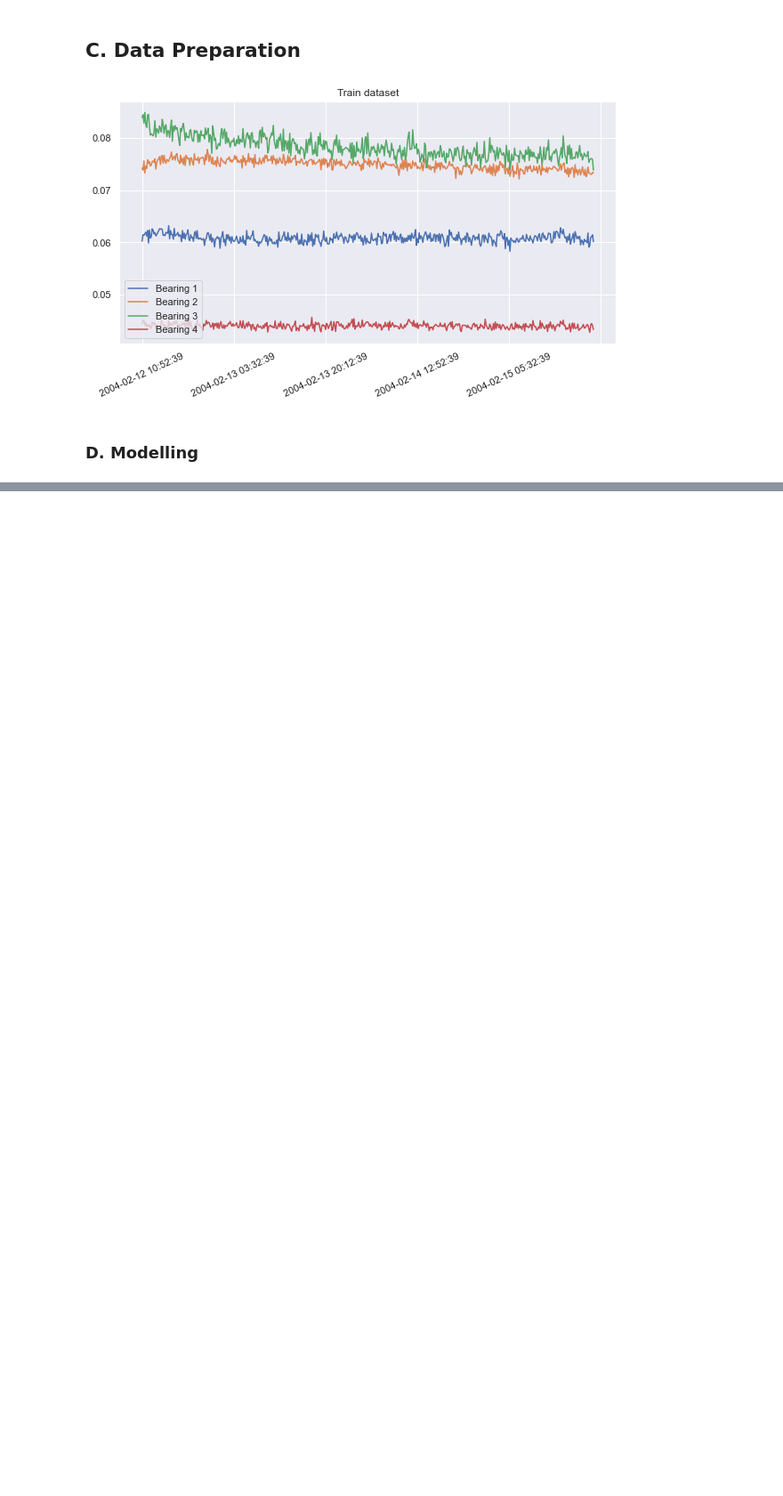
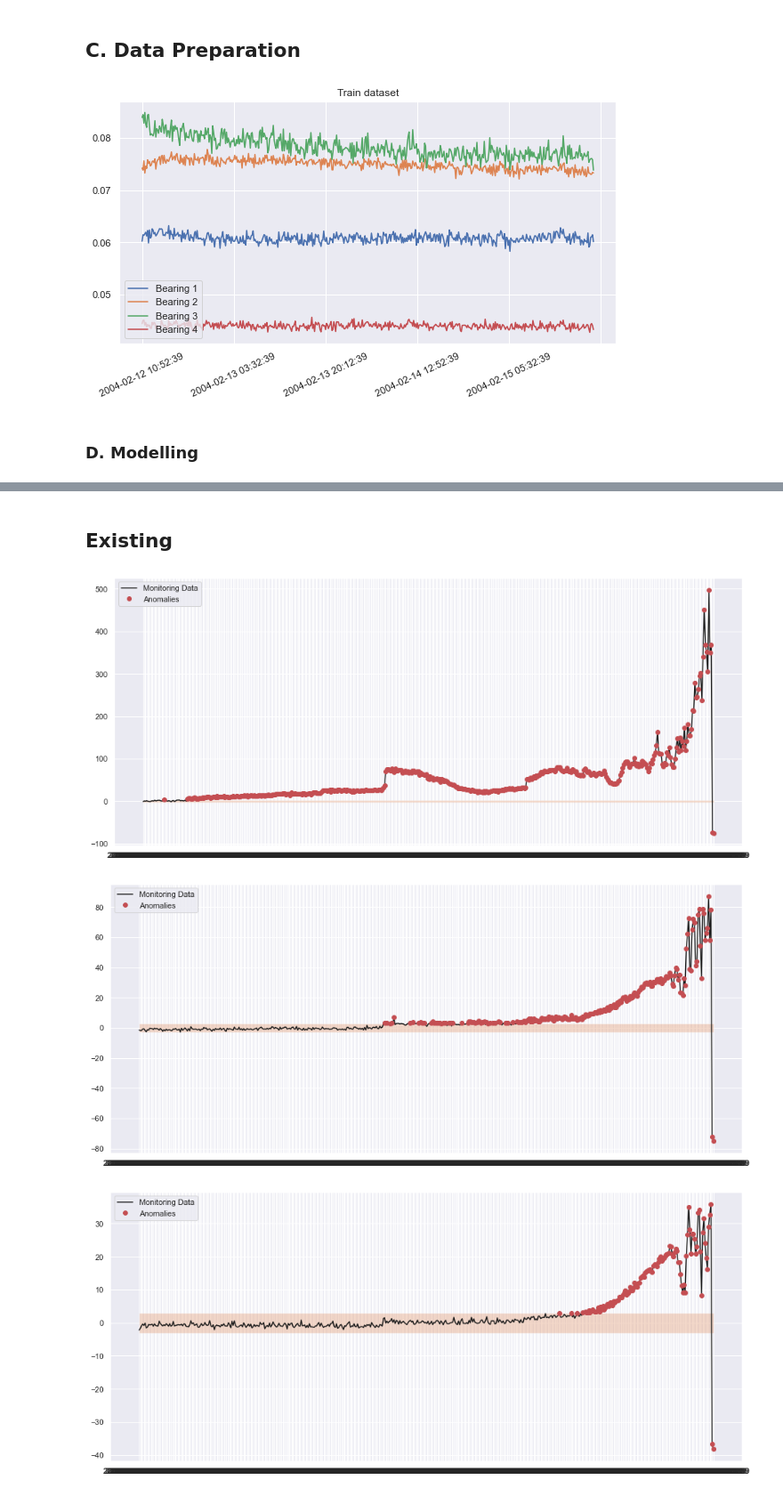
Before and after one commit to drfauziah/Anomaly-Detection-on-Bearings-Failures, a Jupyter notebook: anomaly_prediction.v1.ipynb, the cells around one changed output, grey strips where cells are left out. Shown at 89% size. Drawn from its saved outputs; the diff is of its cells as text; code cells hidden in the pictures; blank space fills up the shorter version.

```diff
--- a/anomaly_prediction.v1.ipynb
+++ b/anomaly_prediction.v1.ipynb
@@ -145,0 +228,30 @@ Epoch 25/25
+# %% [markdown]
+## Existing
+# %%
+for col in df.columns:
+    window_percentage = 20
+    k = int(len(x_test[col]) * (window_percentage/100))
+    N = len(x_test[col])
+
+    get_bands = lambda data : (np.mean(x_train[col]) + 3*np.std(x_train[col]),
+                               np.mean(x_train[col]) - 3*np.std(x_train[col]))
+
+    bands = [get_bands(column[range(0 if i - k < 0 else i-k ,
+                                    i + k if i + k < N else N)]) for i in range(0,N)]
+    upper, lower = zip(*bands)
+
+    # compute local outliers
+    anomalies = (x_test[col] > upper) | (x_test[col] < lower)
+
+    # plotting
+    plt.figure(figsize=(16,7))
+    plt.plot(x_test.index,x_test[col],'k',label='Monitoring Data')
+    plt.plot(x_test.index[anomalies],x_test[col][anomalies],'ro',label='Anomalies')
+    plt.fill_between(x_test.index, upper, lower,facecolor='C1',alpha=.3)
+    plt.legend()
+
+    plt.show()
+# %% [output]
+[figure, added]
+[figure, added]
+[figure, added]
```
Also changed, not shown: parts of 14 cells of this notebook.
